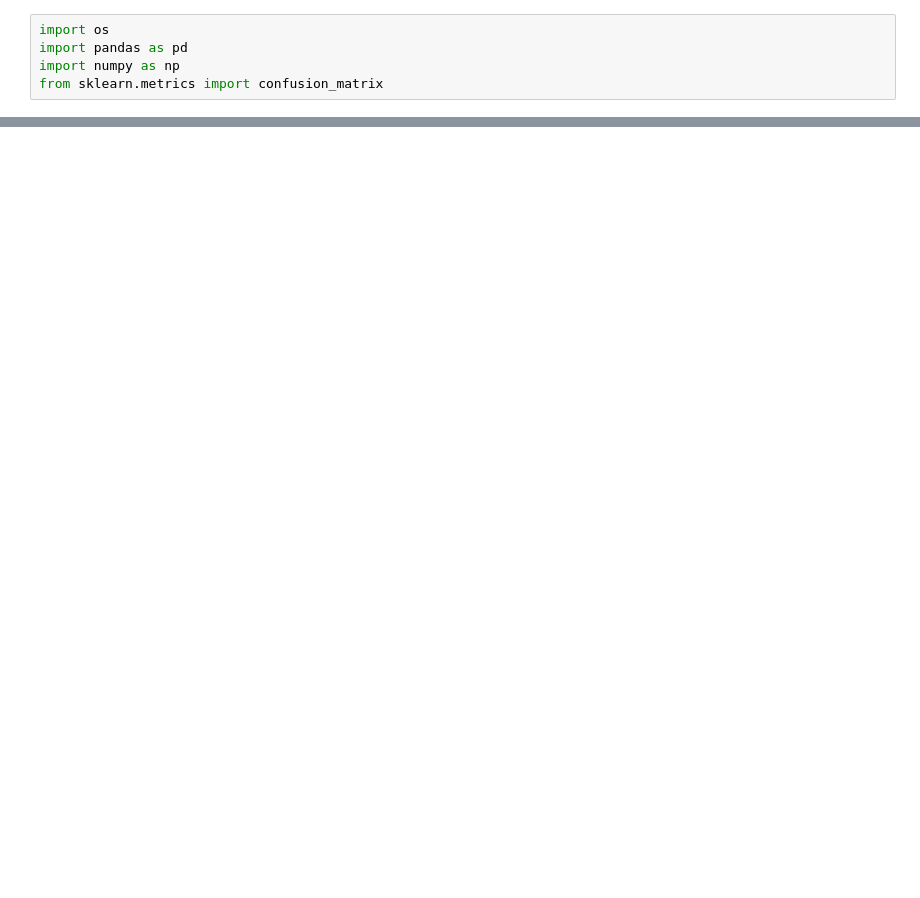
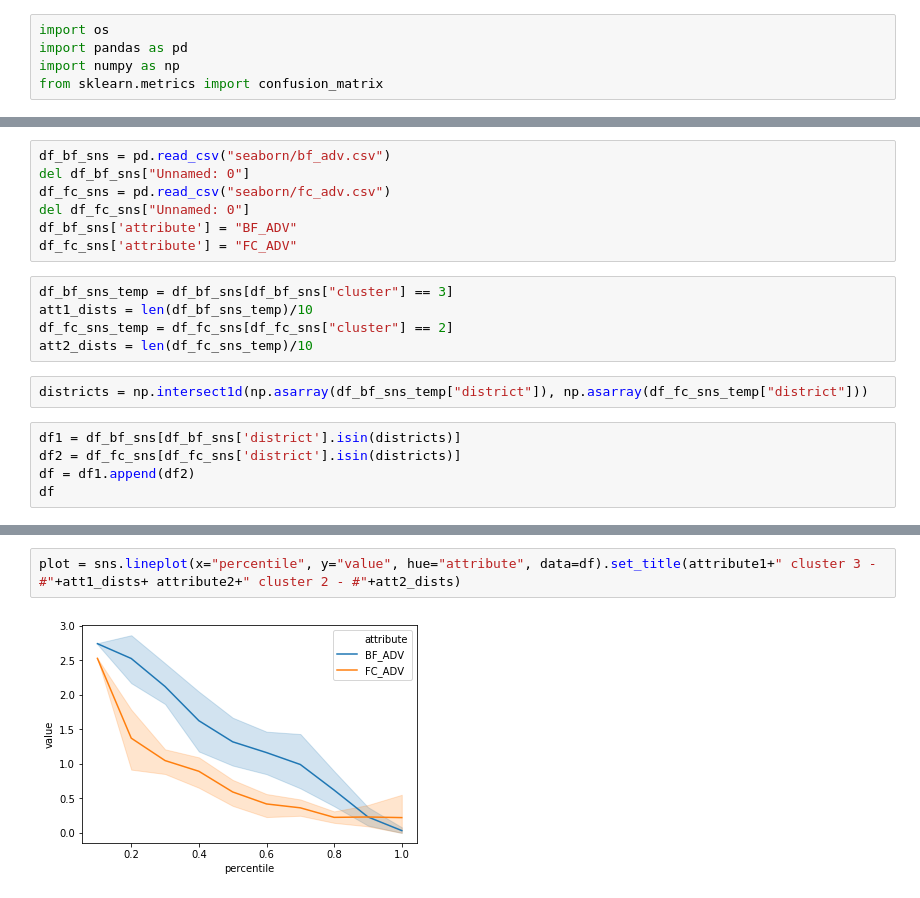
Before and after one commit to sansiddhjain/MTP-spatial-analysis, a Jupyter notebook: confusion-matrix-analysis.ipynb, the cells around one changed output, grey strips where cells are left out. Saved outputs shown, nothing was run; the diff lists cells and outputs as text; blank space fills up the shorter version.

```diff
--- a/confusion-matrix-analysis.ipynb
+++ b/confusion-matrix-analysis.ipynb
@@ -60,0 +50,19 @@ FileNotFoundError: File b'cdf-clustering/CHH_ADV/KMeans/labels.csv' does not exi
+# %%
+df_bf_sns = pd.read_csv("seaborn/bf_adv.csv")
+del df_bf_sns["Unnamed: 0"]
+df_fc_sns = pd.read_csv("seaborn/fc_adv.csv")
+del df_fc_sns["Unnamed: 0"]
+df_bf_sns['attribute'] = "BF_ADV"
+df_fc_sns['attribute'] = "FC_ADV"
+# %%
+df_bf_sns_temp = df_bf_sns[df_bf_sns["cluster"] == 3]
+att1_dists = len(df_bf_sns_temp)/10
+df_fc_sns_temp = df_fc_sns[df_fc_sns["cluster"] == 2]
+att2_dists = len(df_fc_sns_temp)/10
+# %%
+districts = np.intersect1d(np.asarray(df_bf_sns_temp["district"]), np.asarray(df_fc_sns_temp["district"]))
+# %%
+df1 = df_bf_sns[df_bf_sns['district'].isin(districts)]
+df2 = df_fc_sns[df_fc_sns['district'].isin(districts)]
+df = df1.append(df2)
+df
@@ -60,0 +88,4 @@ FileNotFoundError: File b'cdf-clustering/CHH_ADV/KMeans/labels.csv' does not exi
+# %%
+plot = sns.lineplot(x="percentile", y="value", hue="attribute", data=df).set_title(attribute1+" cluster 3 - #"+att1_dists+ attribute2+" cluster 2 - #"+att2_dists)
+# %% [output]
+[figure, added]
```
Also changed, not shown: parts of 5 cells of this notebook, 27 other files.
